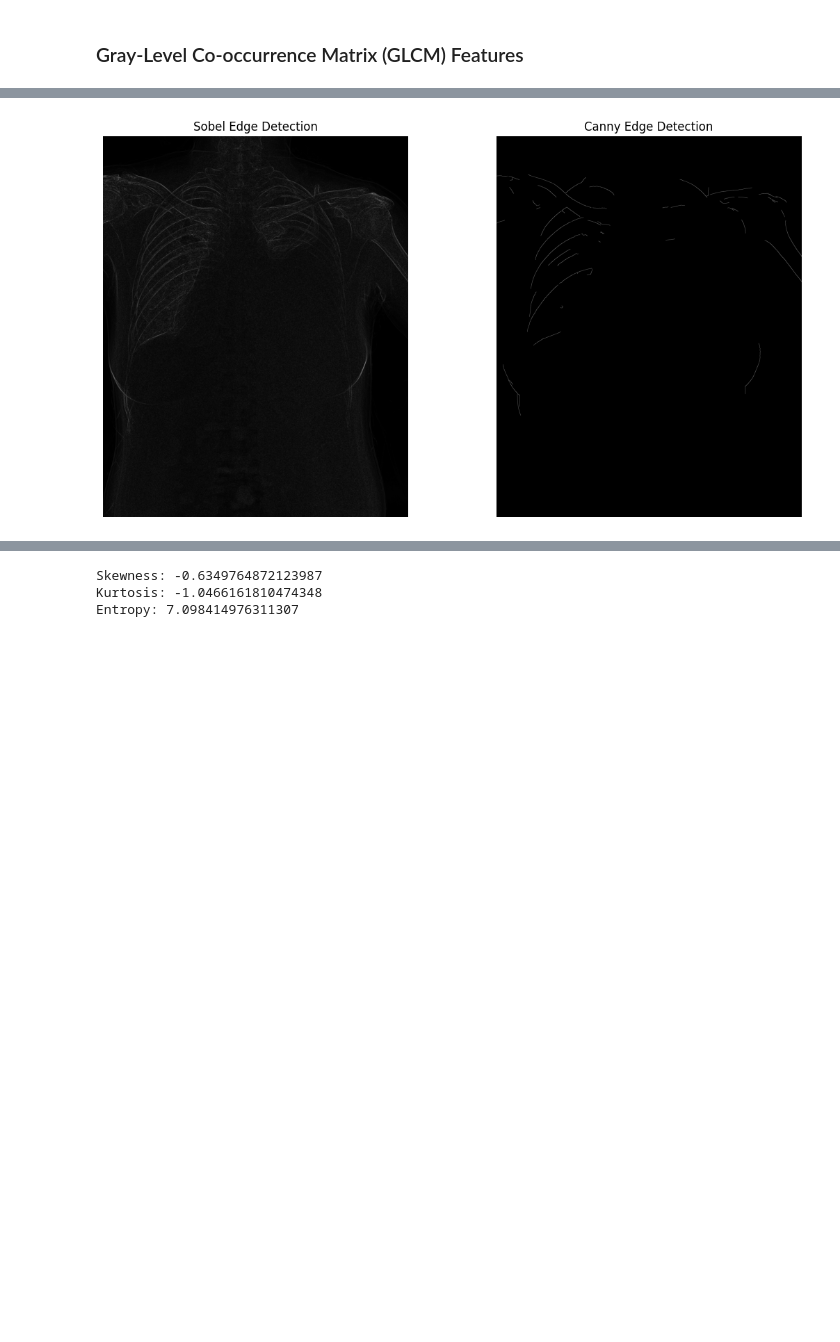
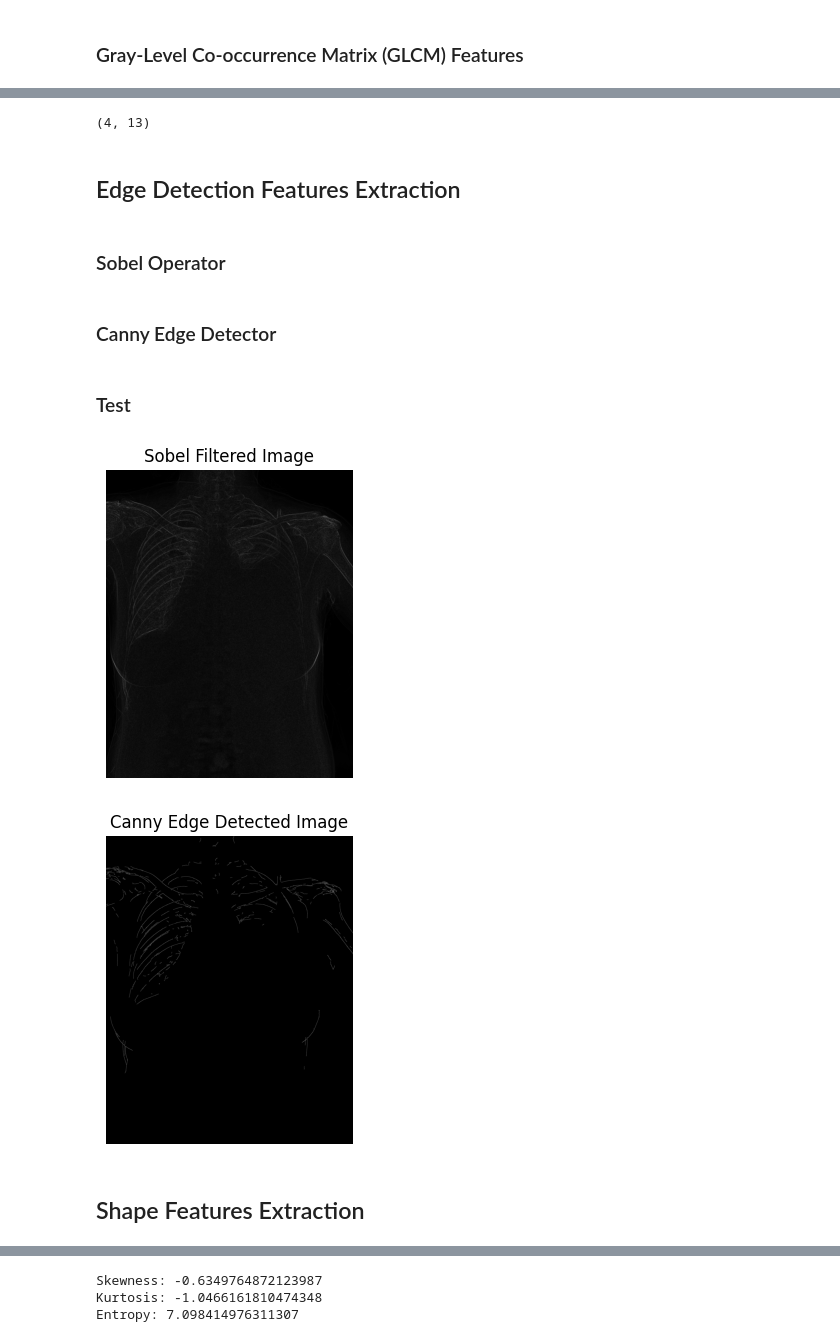
Before and after one commit to AlexisBalayre/chest-x-ray-abnormalities-detection, a Jupyter notebook: features_extraction.ipynb, the cells around one changed output, grey strips where cells are left out. Drawn from its saved outputs; the diff is of its cells as text; code cells hidden in the pictures; blank space fills up the shorter version.

```diff
--- a/features_extraction.ipynb
+++ b/features_extraction.ipynb
@@ -462,7 +562,16 @@ Gabor Response (Real): [[0 0 0 ... 0 0 0]
+# %%
+haralick_features.shape
+# %% [output]
+(4, 13)
+# %% [markdown]
+##  Edge Detection Features Extraction
+# %% [markdown]
+### Sobel Operator
 # %%
 from skimage.filters import sobel
 
-def apply_sobel_operator(image):
+
+def apply_sobel_operator(image, visualize=False):
     """
     Apply the Sobel operator to highlight edges in the image.
 
@@ -473,11 +582,22 @@ def apply_sobel_operator(image):
     - Sobel filtered image.
     """
     sobel_edges = sobel(image)
+
+    if visualize:
+        plt.figure(figsize=(8, 4))
+        plt.title("Sobel Filtered Image")
+        plt.imshow(sobel_edges, cmap="gray")
+        plt.axis("off")
+        plt.show()
+
     return sobel_edges
+# %% [markdown]
+### Canny Edge Detector
 # %%
 from skimage.feature import canny
 
-def apply_canny_edge_detector(image, sigma=1):
+
+def apply_canny_edge_detector(image, sigma=1, visualize=False):
     """
     Use the Canny edge detector for identifying edges with more accuracy.
 
@@ -489,27 +609,22 @@ def apply_canny_edge_detector(image, sigma=1):
     - Canny edge detected image.
     """
     canny_edges = canny(image, sigma=sigma)
+
+    if visualize:
+        plt.figure(figsize=(8, 4))
+        plt.title("Canny Edge Detected Image")
+        plt.imshow(canny_edges, cmap="gray")
+        plt.axis("off")
+        plt.show()
+
     return canny_edges
-# %%
-sobel_edges = apply_sobel_operator(pixel_array)
-canny_edges = apply_canny_edge_detector(pixel_array, sigma=2)
-
-# Display the results
-import matplotlib.pyplot as plt
-
-fig, axes = plt.subplots(1, 2, figsize=(12, 6), sharex=True, sharey=True)
-ax = axes.ravel()
-
-ax[0].imshow(sobel_edges, cmap=plt.cm.gray)
-ax[0].set_title('Sobel Edge Detection')
-
-ax[1].imshow(canny_edges, cmap=plt.cm.gray)
-ax[1].set_title('Canny Edge Detection')
-
-for a in ax:
-    a.axis('off')
-
-plt.tight_layout()
-plt.show()
-# %% [output]
-[figure, removed]
+# %% [markdown]
+### Test
+# %%
+sobel_edges = apply_sobel_operator(pixel_array, visualize=True)
+canny_edges = apply_canny_edge_detector(pixel_array, sigma=1, visualize=True)
+# %% [output]
+[figure, added]
+[figure, added]
+# %% [markdown]
+## Shape Features Extraction
```
Also changed, not shown: parts of 29 cells of this notebook, 3 other files.
